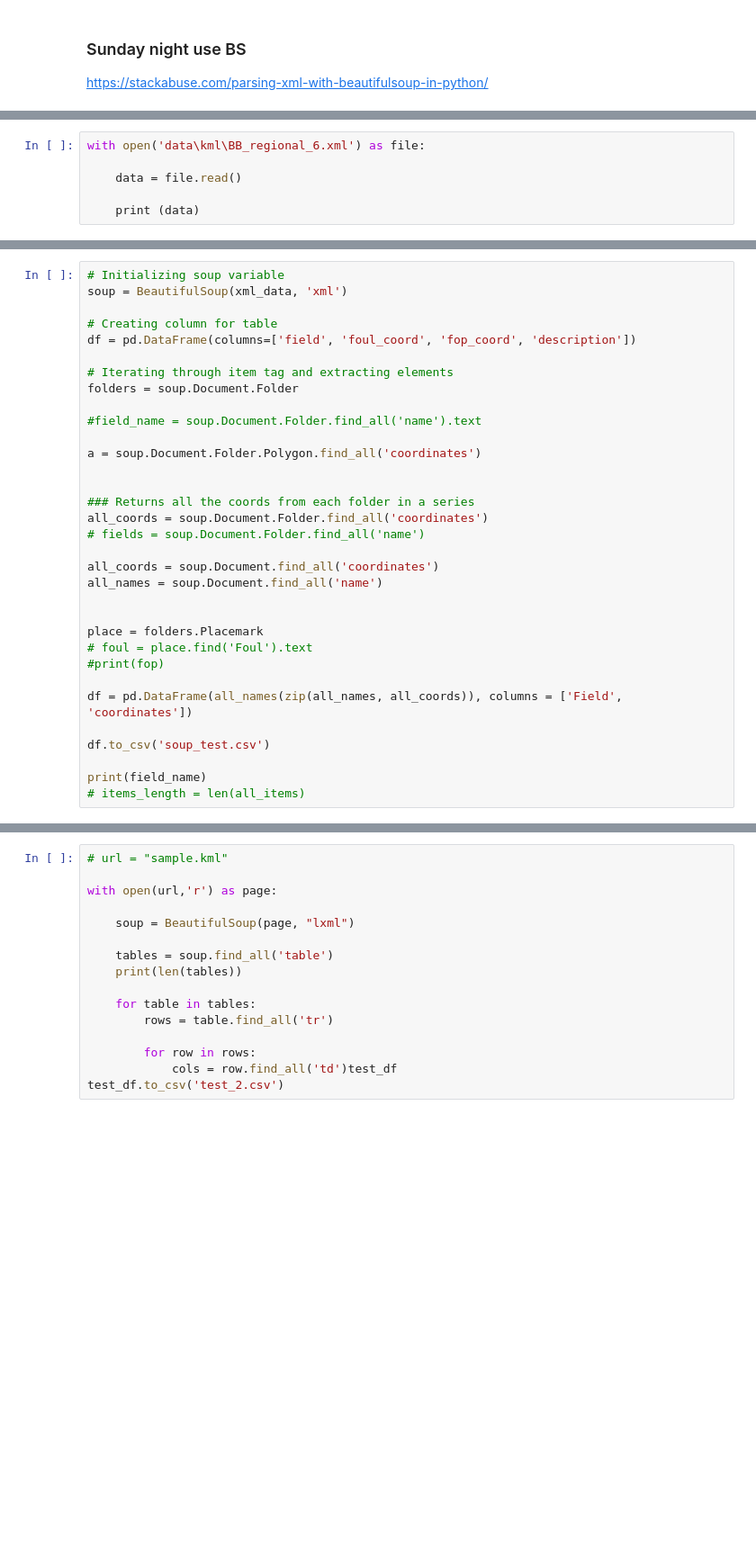
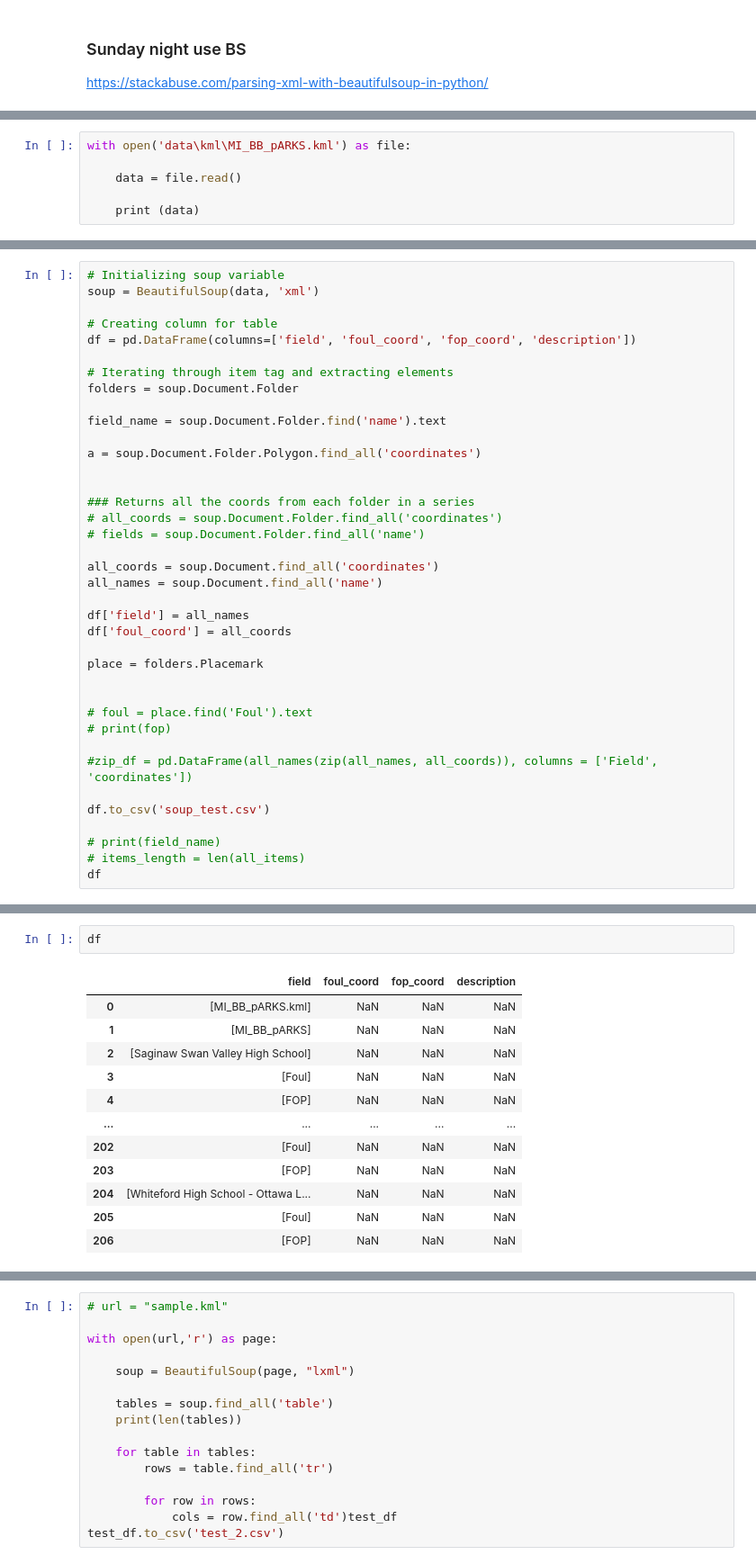
Before and after one commit to JSmith1826/BB_parks, a Jupyter notebook: sunday_12.ipynb, the cells around one changed output, grey strips where cells are left out. Shown at 90% size. Saved outputs shown, nothing was run; the diff lists cells and outputs as text; blank space fills up the shorter version.

```diff
--- a/sunday_12.ipynb
+++ b/sunday_12.ipynb
@@ -31,5 +50,5 @@ import pandas as pd
 # %%
-with open('data\kml\BB_regional_6.xml') as file:
+with open('data\kml\MI_BB_pARKS.kml') as file:
 
     data = file.read()
 
@@ -54,7 +73,7 @@ with open('data\kml\BB_regional_6.xml') as file:
 </kml>
 # %%
 # Initializing soup variable
-soup = BeautifulSoup(xml_data, 'xml')
+soup = BeautifulSoup(data, 'xml')
 
 # Creating column for table
 df = pd.DataFrame(columns=['field', 'foul_coord', 'fop_coord', 'description'])
@@ -62,27 +81,32 @@ df = pd.DataFrame(columns=['field', 'foul_coord', 'fop_coord', 'description'])
 # Iterating through item tag and extracting elements
 folders = soup.Document.Folder
 
-#field_name = soup.Document.Folder.find_all('name').text
+field_name = soup.Document.Folder.find('name').text
 
 a = soup.Document.Folder.Polygon.find_all('coordinates')
 
 
 ### Returns all the coords from each folder in a series
-all_coords = soup.Document.Folder.find_all('coordinates')
+# all_coords = soup.Document.Folder.find_all('coordinates')
 # fields = soup.Document.Folder.find_all('name')
 
 all_coords = soup.Document.find_all('coordinates')
 all_names = soup.Document.find_all('name')
 
+df['field'] = all_names
+df['foul_coord'] = all_coords
 
 place = folders.Placemark
+
+
 # foul = place.find('Foul').text
-#print(fop)
+# print(fop)
 
-df = pd.DataFrame(all_names(zip(all_names, all_coords)), columns = ['Field', 'coordinates'])
+#zip_df = pd.DataFrame(all_names(zip(all_names, all_coords)), columns = ['Field', 'coordinates'])
 
 df.to_csv('soup_test.csv')
 
-print(field_name)
+# print(field_name)
 # items_length = len(all_items)
+df
 # %% [output]
@@ -131,0 +229,15 @@ NameError: name 'all_items' is not defined
+# %%
+df
+# %% [output]
+|  | field | foul_coord | fop_coord | description |
+| 0 | [MI_BB_pARKS.kml] | NaN | NaN | NaN |
+| 1 | [MI_BB_pARKS] | NaN | NaN | NaN |
+| 2 | [Saginaw Swan Valley High School] | NaN | NaN | NaN |
+| 3 | [Foul] | NaN | NaN | NaN |
+| 4 | [FOP] | NaN | NaN | NaN |
+| ... | ... | ... | ... | ... |
+| 202 | [Foul] | NaN | NaN | NaN |
+| 203 | [FOP] | NaN | NaN | NaN |
+| 204 | [Whiteford High School - Ottawa L... | NaN | NaN | NaN |
+| 205 | [Foul] | NaN | NaN | NaN |
+| 206 | [FOP] | NaN | NaN | NaN |
```
Also changed, not shown: parts of 8 cells of this notebook, 1 other file.
